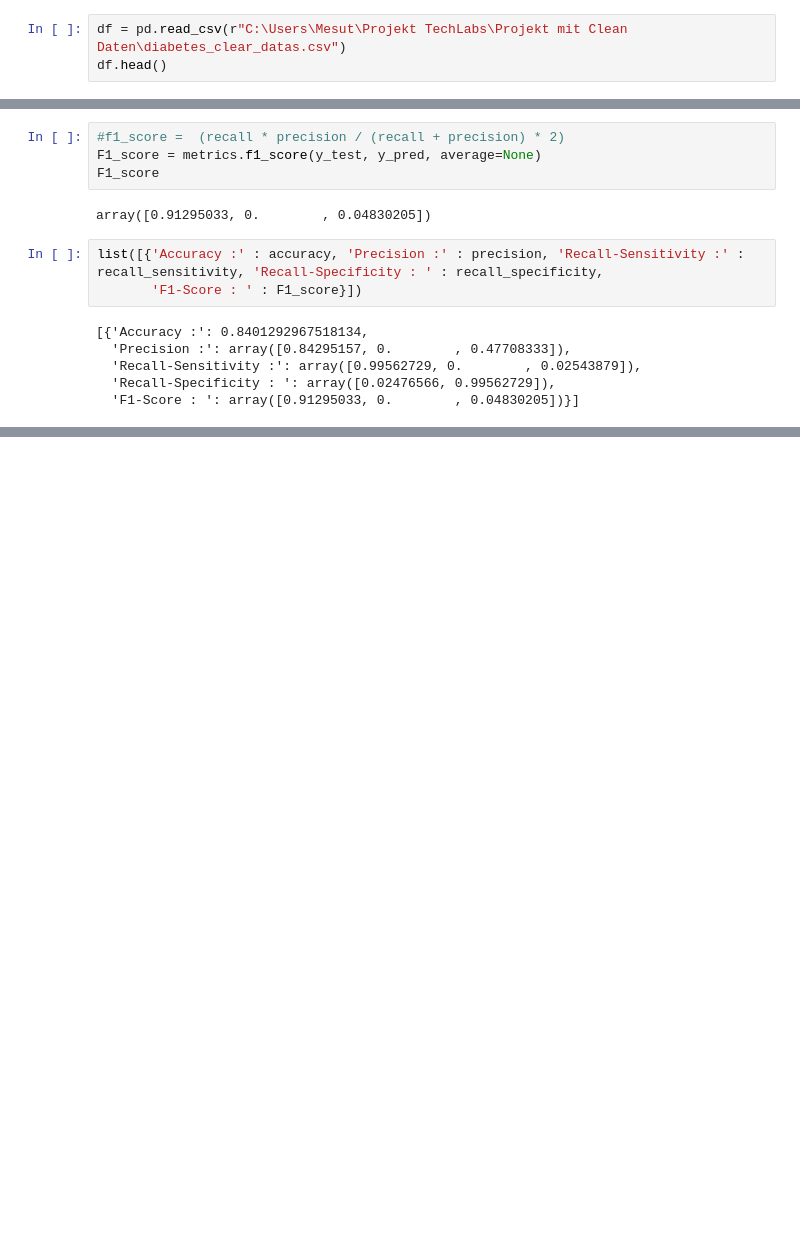
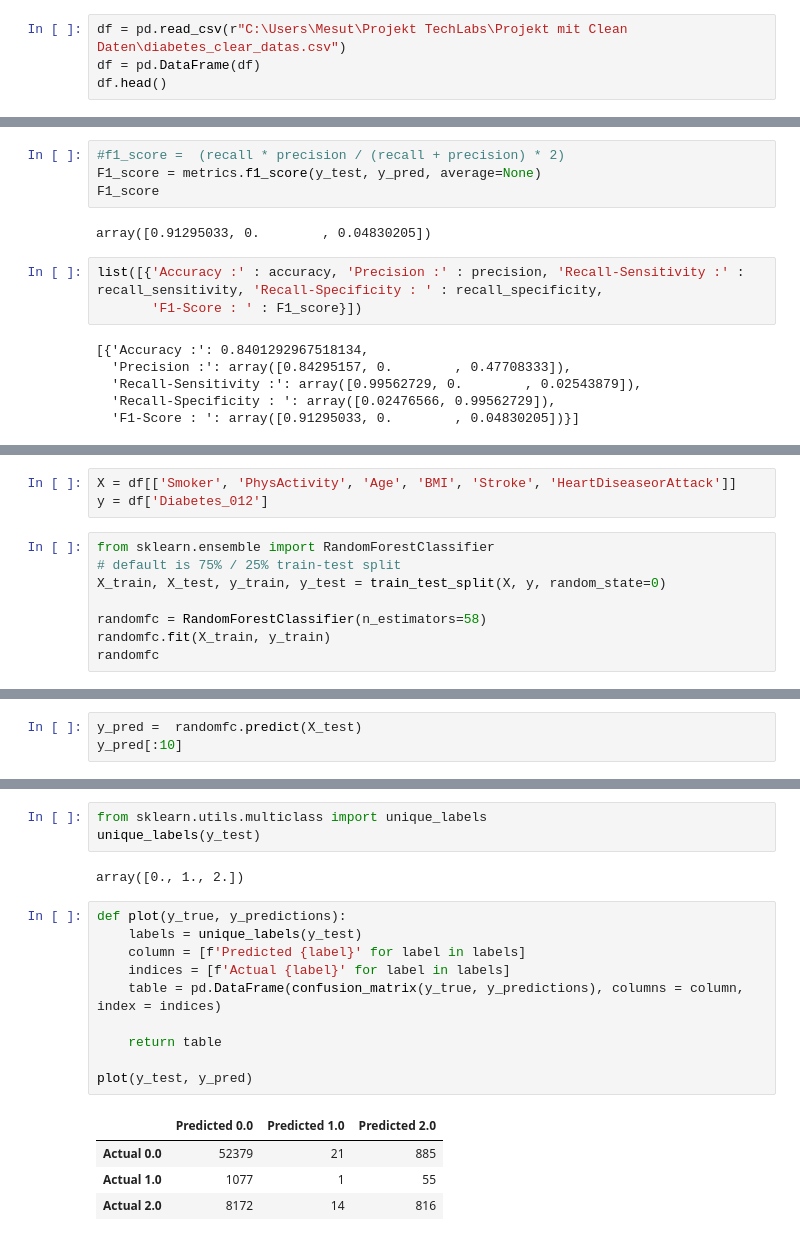
Before and after one commit to n-hundenborn/diabetes-forecasting, a Jupyter notebook: model_training.ipynb, the cells around one changed output, grey strips where cells are left out. Drawn from its saved outputs; the diff is of its cells as text; blank space fills up the shorter version.

Commit message:
Random Forest & Extra Trees Classifier

```diff
--- a/model_training.ipynb
+++ b/model_training.ipynb
@@ -15,5 +14,6 @@ from sklearn.svm import SVC, LinearSVC
 # %%
 df = pd.read_csv(r"C:\Users\Mesut\Projekt TechLabs\Projekt mit Clean Daten\diabetes_clear_datas.csv")
+df = pd.DataFrame(df)
 df.head()
 # %% [output]
 |  | Diabetes_012 | HighBP | HighChol | CholCheck | BMI | Smoker | Stroke | HeartDiseaseorAttack | ... |
@@ -664,0 +665,11 @@ list([{'Accuracy :' : accuracy, 'Precision :' : precision, 'Recall-Sensitivity :
+# %%
+X = df[['Smoker', 'PhysActivity', 'Age', 'BMI', 'Stroke', 'HeartDiseaseorAttack']]
+y = df['Diabetes_012']
+# %%
+from sklearn.ensemble import RandomForestClassifier
+# default is 75% / 25% train-test split
+X_train, X_test, y_train, y_test = train_test_split(X, y, random_state=0)
+
+randomfc = RandomForestClassifier(n_estimators=58)
+randomfc.fit(X_train, y_train)
+randomfc
@@ -664,0 +694,3 @@ list([{'Accuracy :' : accuracy, 'Precision :' : precision, 'Recall-Sensitivity :
+# %%
+y_pred =  randomfc.predict(X_test)
+y_pred[:10]
@@ -664,0 +724,20 @@ list([{'Accuracy :' : accuracy, 'Precision :' : precision, 'Recall-Sensitivity :
+# %%
+from sklearn.utils.multiclass import unique_labels
+unique_labels(y_test)
+# %% [output]
+array([0., 1., 2.])
+# %%
+def plot(y_true, y_predictions):
+    labels = unique_labels(y_test)
+    column = [f'Predicted {label}' for label in labels]
+    indices = [f'Actual {label}' for label in labels]
+    table = pd.DataFrame(confusion_matrix(y_true, y_predictions), columns = column, index = indices)
+
+    return table
+
+plot(y_test, y_pred)
+# %% [output]
+|  | Predicted 0.0 | Predicted 1.0 | Predicted 2.0 |
+| Actual 0.0 | 52379 | 21 | 885 |
+| Actual 1.0 | 1077 | 1 | 55 |
+| Actual 2.0 | 8172 | 14 | 816 |
```
Also changed, not shown: parts of 40 cells of this notebook.
